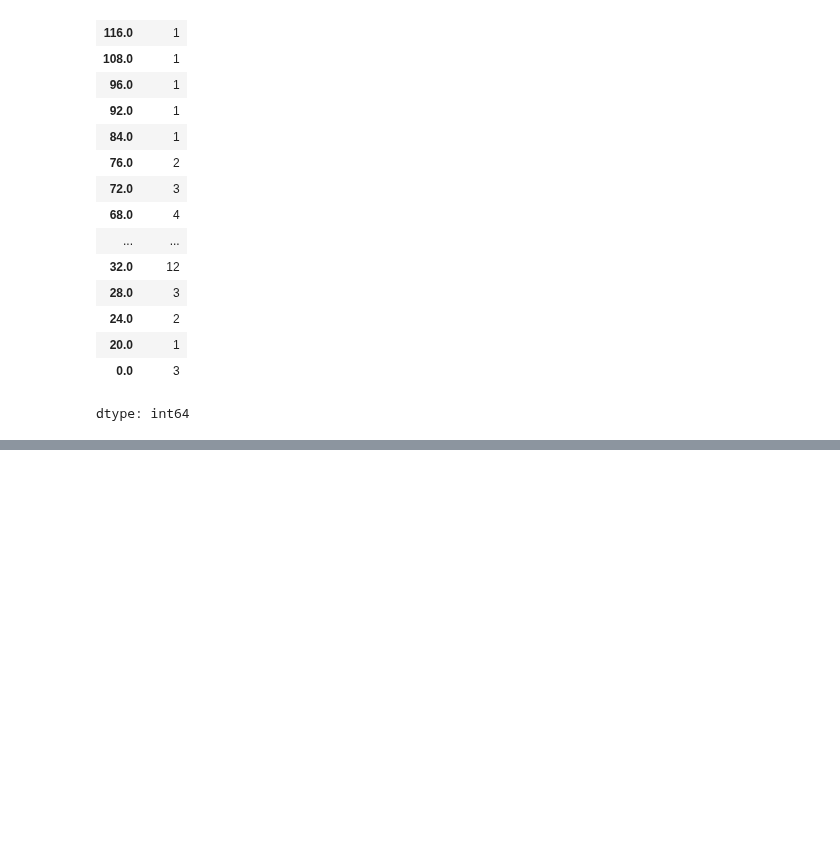
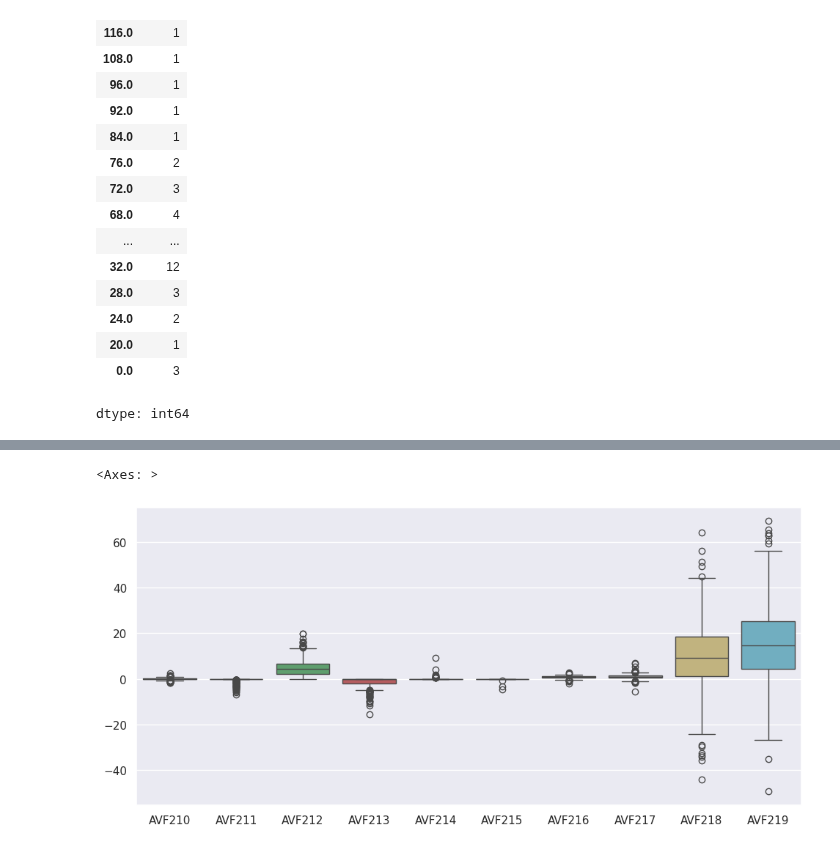
Before and after one commit to heytanix/PROJECT_ARRHYTHMIA, a Jupyter notebook: Oversampled_and_PCA.ipynb, the cells around one changed output, grey strips where cells are left out. Cells and saved outputs as stored; diff of their text form; code cells hidden in the pictures; blank space fills up the shorter version.

```diff
--- a/Oversampled_and_PCA.ipynb
+++ b/Oversampled_and_PCA.ipynb
@@ -404,0 +419,7 @@ Now we can see outliers within the last two attributes
+# %%
+sns.set(rc={'figure.figsize':(11.7,5.27)})
+sns.boxplot(data=final_df[['AVF210','AVF211','AVF212','AVF213','AVF214','AVF215','AVF216',
+                           'AVF217','AVF218','AVF219',]])
+# %% [output]
+<Axes: >
+[figure, added]
```
Also changed, not shown: parts of 8 cells of this notebook.
